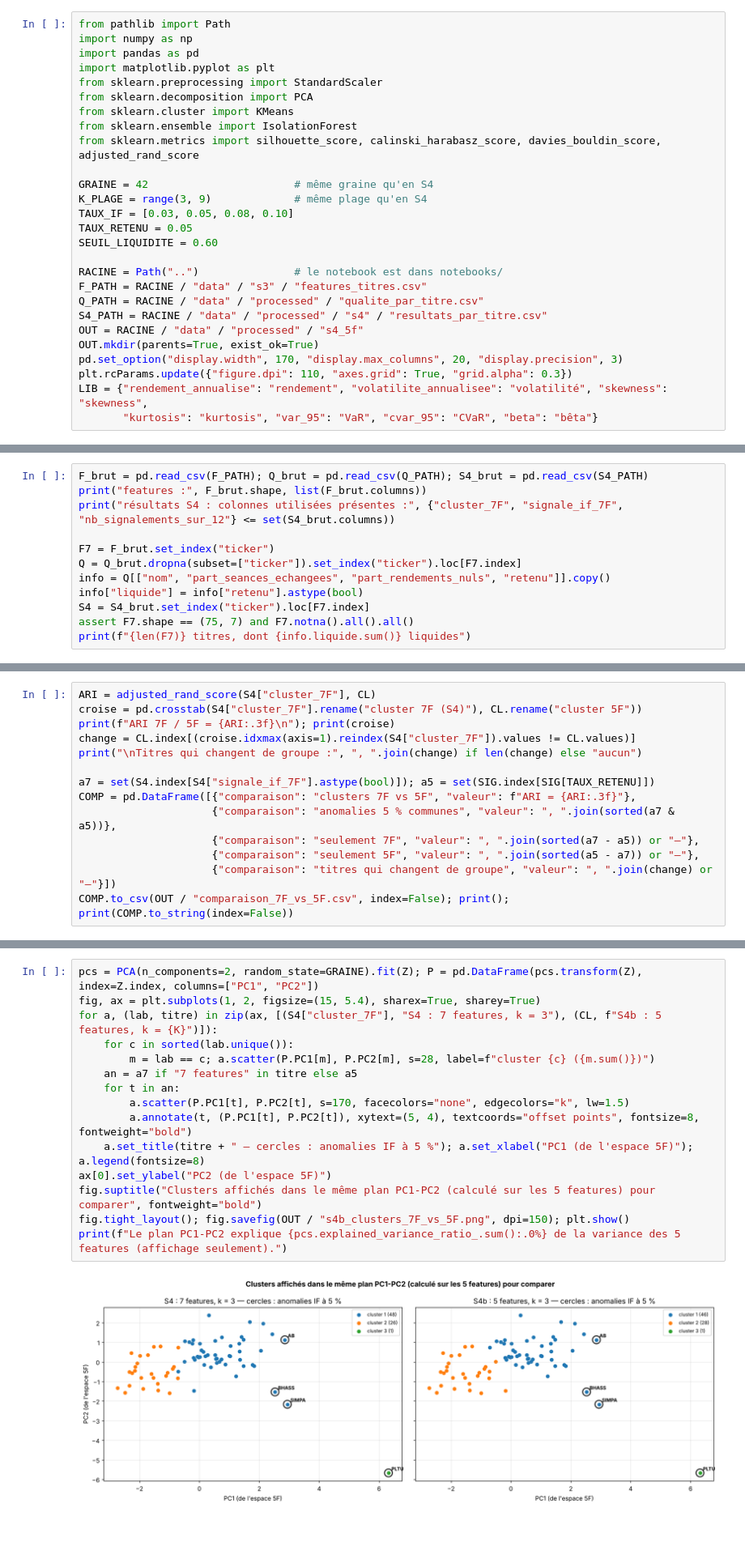
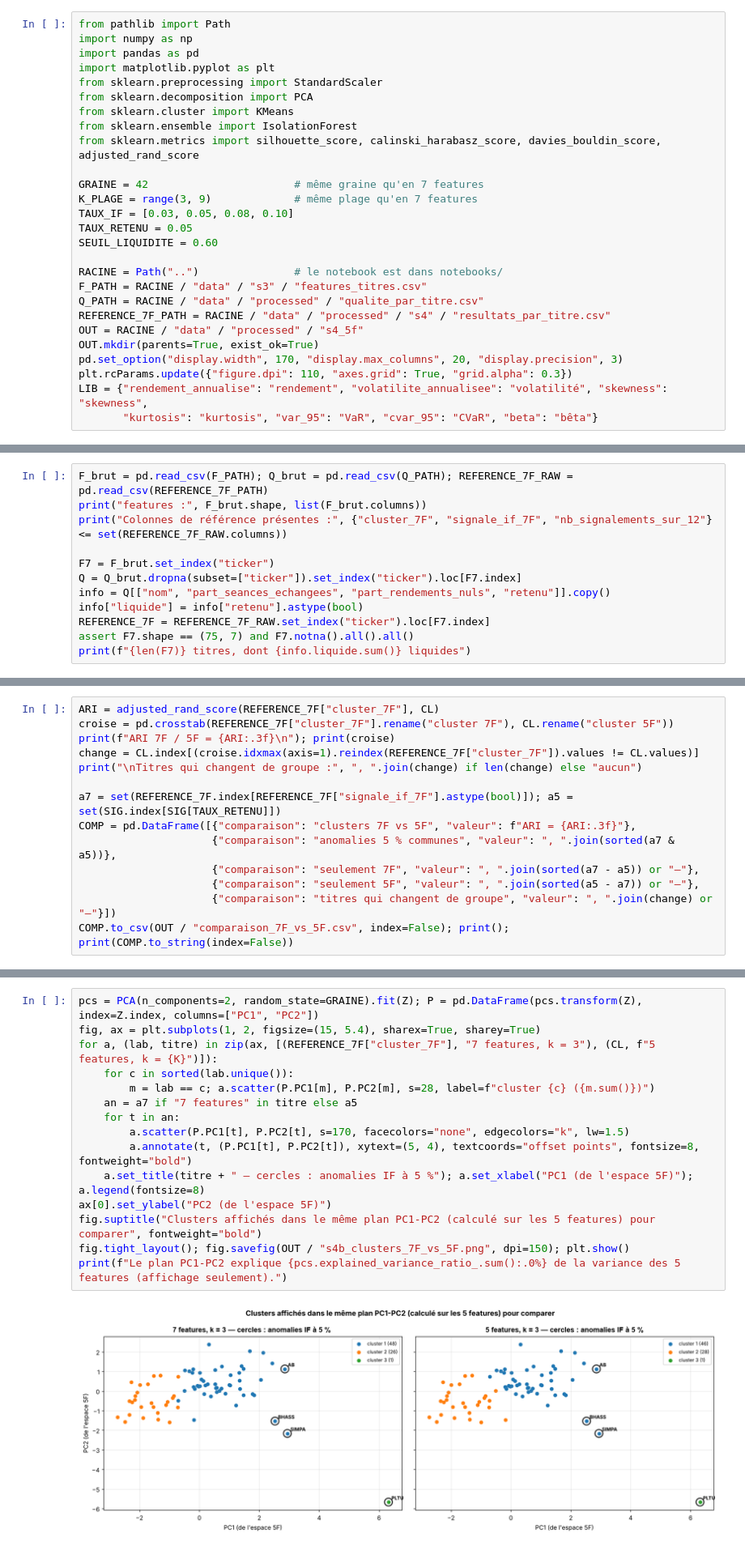
Before and after one commit to nadhmi54/diversification-bvmt, a Jupyter notebook: notebooks/S3_S4_complet.ipynb, the cells around one changed output, grey strips where cells are left out. Shown at 81% size. Saved outputs shown, nothing was run; the diff lists cells and outputs as text.

```diff
--- a/notebooks/S3_S4_complet.ipynb
+++ b/notebooks/S3_S4_complet.ipynb
@@ -1469,8 +1469,8 @@ from sklearn.cluster import KMeans
 from sklearn.ensemble import IsolationForest
 from sklearn.metrics import silhouette_score, calinski_harabasz_score, davies_bouldin_score, adjusted_rand_score
 
-GRAINE = 42                       # même graine qu'en S4
-K_PLAGE = range(3, 9)             # même plage qu'en S4
+GRAINE = 42                       # même graine qu'en 7 features
+K_PLAGE = range(3, 9)             # même plage qu'en 7 features
 TAUX_IF = [0.03, 0.05, 0.08, 0.10]
 TAUX_RETENU = 0.05
 SEUIL_LIQUIDITE = 0.60
@@ -1478,7 +1478,7 @@ SEUIL_LIQUIDITE = 0.60
 RACINE = Path("..")               # le notebook est dans notebooks/
 F_PATH = RACINE / "data" / "s3" / "features_titres.csv"
 Q_PATH = RACINE / "data" / "processed" / "qualite_par_titre.csv"
-S4_PATH = RACINE / "data" / "processed" / "s4" / "resultats_par_titre.csv"
+REFERENCE_7F_PATH = RACINE / "data" / "processed" / "s4" / "resultats_par_titre.csv"
 OUT = RACINE / "data" / "processed" / "s4_5f"
 OUT.mkdir(parents=True, exist_ok=True)
 pd.set_option("display.width", 170, "display.max_columns", 20, "display.precision", 3)
@@ -1488,15 +1488,15 @@ LIB = {"rendement_annualise": "rendement", "volatilite_annualisee": "volatilité
 # %% [markdown]
 ### 0. Chargement
 # %%
-F_brut = pd.read_csv(F_PATH); Q_brut = pd.read_csv(Q_PATH); S4_brut = pd.read_csv(S4_PATH)
+F_brut = pd.read_csv(F_PATH); Q_brut = pd.read_csv(Q_PATH); REFERENCE_7F_RAW = pd.read_csv(REFERENCE_7F_PATH)
 print("features :", F_brut.shape, list(F_brut.columns))
-print("résultats S4 : colonnes utilisées présentes :", {"cluster_7F", "signale_if_7F", "nb_signalements_sur_12"} <= set(S4_brut.columns))
+print("Colonnes de référence présentes :", {"cluster_7F", "signale_if_7F", "nb_signalements_sur_12"} <= set(REFERENCE_7F_RAW.columns))
 
 F7 = F_brut.set_index("ticker")
 Q = Q_brut.dropna(subset=["ticker"]).set_index("ticker").loc[F7.index]
 info = Q[["nom", "part_seances_echangees", "part_rendements_nuls", "retenu"]].copy()
 info["liquide"] = info["retenu"].astype(bool)
-S4 = S4_brut.set_index("ticker").loc[F7.index]
+REFERENCE_7F = REFERENCE_7F_RAW.set_index("ticker").loc[F7.index]
 assert F7.shape == (75, 7) and F7.notna().all().all()
 print(f"{len(F7)} titres, dont {info.liquide.sum()} liquides")
 # %% [output]
@@ -1789,12 +1789,12 @@ ticker              nom  nb_signalements_sur_4  stable  part_seances_echangees
 - **Anomalies** : titres signalés à 5 % avec 7 features et avec 5 features.
 # %%
-ARI = adjusted_rand_score(S4["cluster_7F"], CL)
-croise = pd.crosstab(S4["cluster_7F"].rename("cluster 7F (S4)"), CL.rename("cluster 5F"))
+ARI = adjusted_rand_score(REFERENCE_7F["cluster_7F"], CL)
+croise = pd.crosstab(REFERENCE_7F["cluster_7F"].rename("cluster 7F"), CL.rename("cluster 5F"))
 print(f"ARI 7F / 5F = {ARI:.3f}\n"); print(croise)
-change = CL.index[(croise.idxmax(axis=1).reindex(S4["cluster_7F"]).values != CL.values)]
+change = CL.index[(croise.idxmax(axis=1).reindex(REFERENCE_7F["cluster_7F"]).values != CL.values)]
 print("\nTitres qui changent de groupe :", ", ".join(change) if len(change) else "aucun")
 
-a7 = set(S4.index[S4["signale_if_7F"].astype(bool)]); a5 = set(SIG.index[SIG[TAUX_RETENU]])
+a7 = set(REFERENCE_7F.index[REFERENCE_7F["signale_if_7F"].astype(bool)]); a5 = set(SIG.index[SIG[TAUX_RETENU]])
 COMP = pd.DataFrame([{"comparaison": "clusters 7F vs 5F", "valeur": f"ARI = {ARI:.3f}"},
                      {"comparaison": "anomalies 5 % communes", "valeur": ", ".join(sorted(a7 & a5))},
                      {"comparaison": "seulement 7F", "valeur": ", ".join(sorted(a7 - a5)) or "—"},
@@ -1821,20 +1821,20 @@ titres qui changent de groupe  ICF, WIFAK, TINV, AST
 # %%
 pcs = PCA(n_components=2, random_state=GRAINE).fit(Z); P = pd.DataFrame(pcs.transform(Z), index=Z.index, columns=["PC1", "PC2"])
 fig, ax = plt.subplots(1, 2, figsize=(15, 5.4), sharex=True, sharey=True)
-for a, (lab, titre) in zip(ax, [(S4["cluster_7F"], "S4 : 7 features, k = 3"), (CL, f"S4b : 5 features, k = {K}")]):
+for a, (lab, titre) in zip(ax, [(REFERENCE_7F["cluster_7F"], "7 features, k = 3"), (CL, f"5 features, k = {K}")]):
     for c in sorted(lab.unique()):
         m = lab == c; a.scatter(P.PC1[m], P.PC2[m], s=28, label=f"cluster {c} ({m.sum()})")
     an = a7 if "7 features" in titre else a5
     for t in an:
         a.scatter(P.PC1[t], P.PC2[t], s=170, facecolors="none", edgecolors="k", lw=1.5)
         a.annotate(t, (P.PC1[t], P.PC2[t]), xytext=(5, 4), textcoords="offset points", fontsize=8, fontweight="bold")
     a.set_title(titre + " — cercles : anomalies IF à 5 %"); a.set_xlabel("PC1 (de l'espace 5F)"); a.legend(fontsize=8)
 ax[0].set_ylabel("PC2 (de l'espace 5F)")
 fig.suptitle("Clusters affichés dans le même plan PC1-PC2 (calculé sur les 5 features) pour comparer", fontweight="bold")
 fig.tight_layout(); fig.savefig(OUT / "s4b_clusters_7F_vs_5F.png", dpi=150); plt.show()
 print(f"Le plan PC1-PC2 explique {pcs.explained_variance_ratio_.sum():.0%} de la variance des 5 features (affichage seulement).")
 # %% [output]
-[figure, old version]
+[figure, new version]
 Le plan PC1-PC2 explique 76% de la variance des 5 features (affichage seulement).
 # %% [markdown]
 **Lecture de la comparaison.**
```
Also changed, not shown: parts of 23 cells of this notebook, 3 other files.
